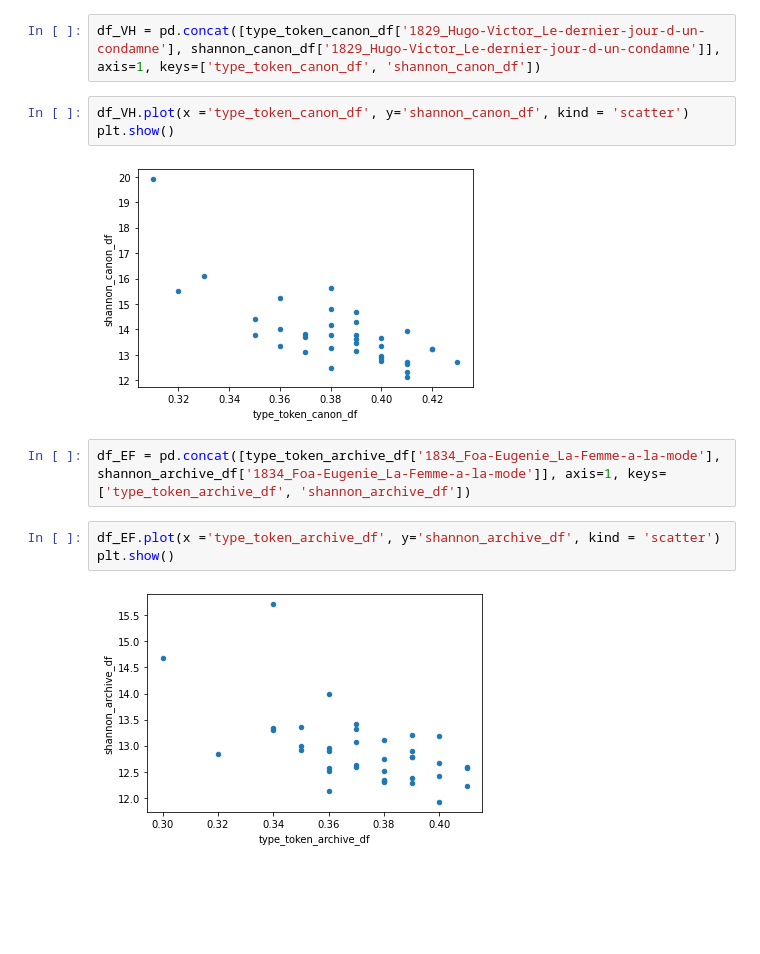
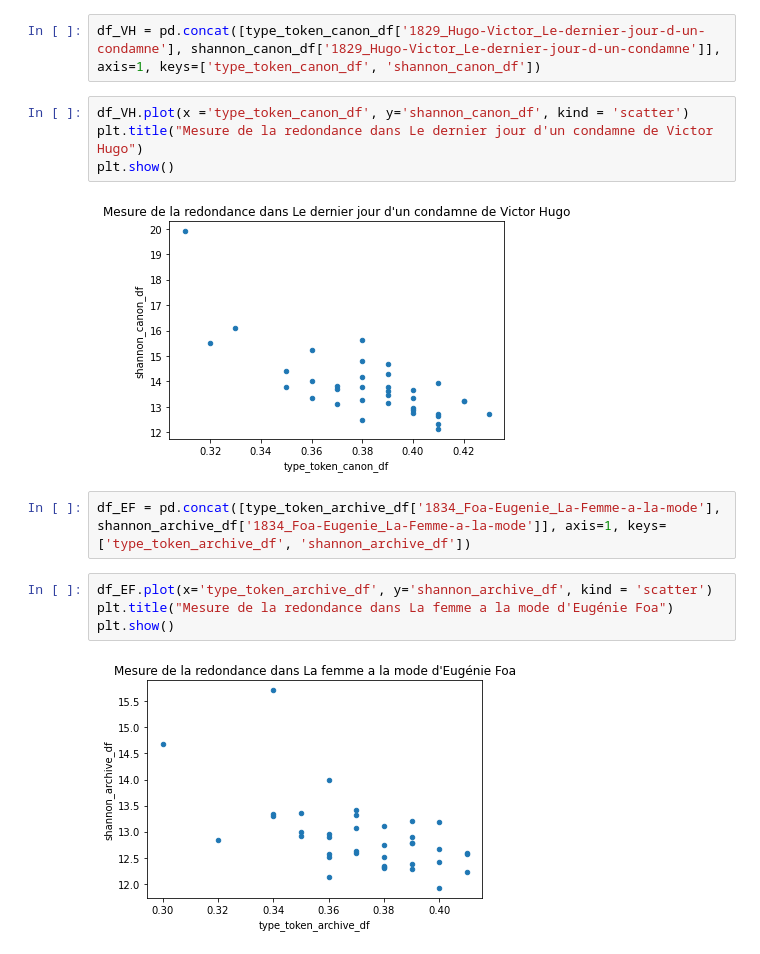
Before and after one commit to crazyjeannot/canons, a Jupyter notebook: rolling_stylometry.ipynb, the cells around one changed output. Saved outputs shown, nothing was run; the diff lists cells and outputs as text; blank space fills up the shorter version.

```diff
--- a/rolling_stylometry.ipynb
+++ b/rolling_stylometry.ipynb
@@ -227,13 +225,15 @@ plt.show()
 df_VH = pd.concat([type_token_canon_df['1829_Hugo-Victor_Le-dernier-jour-d-un-condamne'], shannon_canon_df['1829_Hugo-Victor_Le-dernier-jour-d-un-condamne']], axis=1, keys=['type_token_canon_df', 'shannon_canon_df'])
 # %%
 df_VH.plot(x ='type_token_canon_df', y='shannon_canon_df', kind = 'scatter')
+plt.title("Mesure de la redondance dans Le dernier jour d'un condamne de Victor Hugo")
 plt.show()
 # %% [output]
-[figure, old version]
+[figure, new version]
 # %%
 df_EF = pd.concat([type_token_archive_df['1834_Foa-Eugenie_La-Femme-a-la-mode'], shannon_archive_df['1834_Foa-Eugenie_La-Femme-a-la-mode']], axis=1, keys=['type_token_archive_df', 'shannon_archive_df'])
 # %%
-df_EF.plot(x ='type_token_archive_df', y='shannon_archive_df', kind = 'scatter')
+df_EF.plot(x='type_token_archive_df', y='shannon_archive_df', kind = 'scatter')
+plt.title("Mesure de la redondance dans La femme a la mode d'Eugénie Foa")
 plt.show()
 # %% [output]
-[figure, old version]
+[figure, new version]
```
Also changed, not shown: parts of 8 cells of this notebook.
